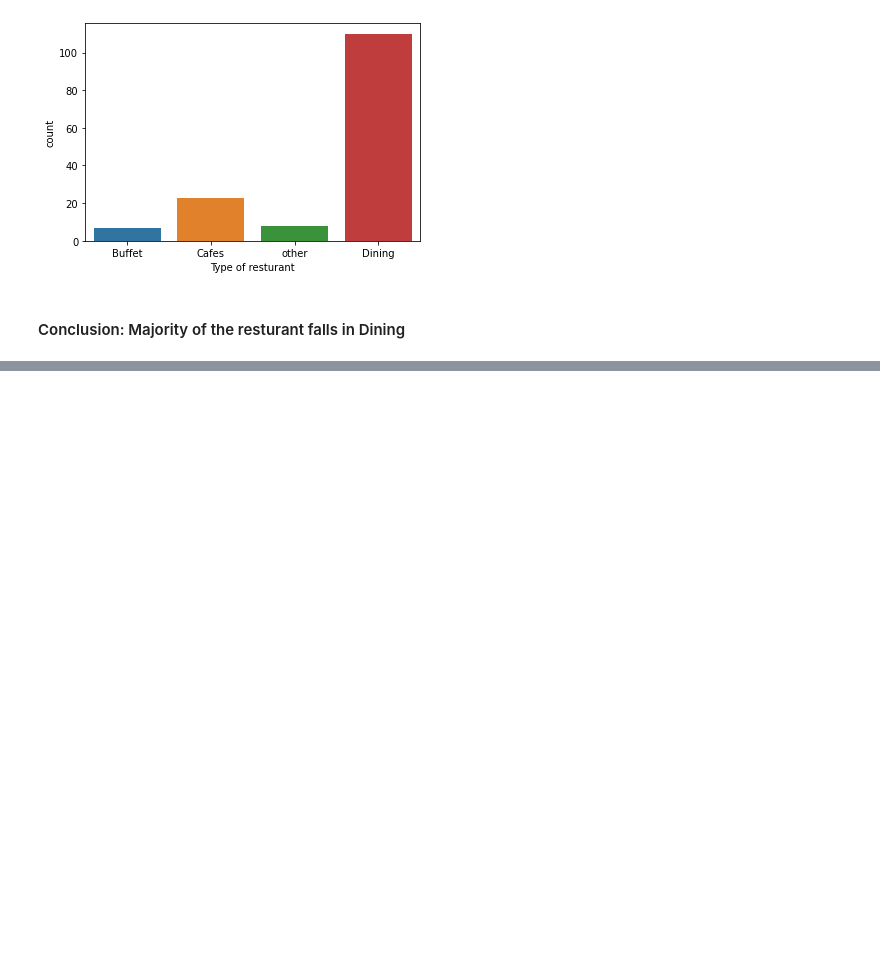
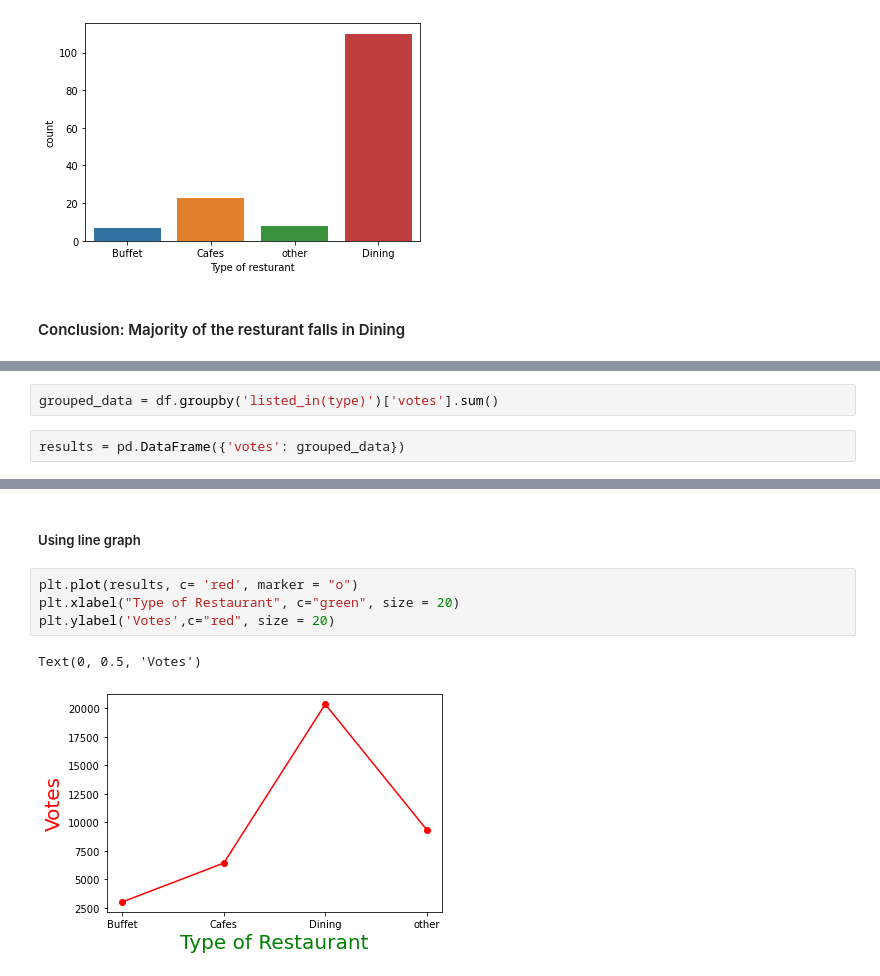
Before and after one commit to himabindu79/Zomato-Data-Analysis, a Jupyter notebook: Zomato_Data_Analaysis.ipynb, the cells around one changed output, grey strips where cells are left out. Drawn from its saved outputs; the diff is of its cells as text; blank space fills up the shorter version.

```diff
--- a/Zomato_Data_Analaysis.ipynb
+++ b/Zomato_Data_Analaysis.ipynb
@@ -219,0 +231,4 @@ Text(0.5, 0, 'Type of resturant')
+# %%
+grouped_data = df.groupby('listed_in(type)')['votes'].sum()
+# %%
+results = pd.DataFrame({'votes': grouped_data})
@@ -219,0 +244,9 @@ Text(0.5, 0, 'Type of resturant')
+# %% [markdown]
+##### Using line graph
+# %%
+plt.plot(results, c= 'red', marker = "o")
+plt.xlabel("Type of Restaurant", c="green", size = 20)
+plt.ylabel('Votes',c="red", size = 20)
+# %% [output]
+Text(0, 0.5, 'Votes')
+[figure, added]
```
Also changed, not shown: parts of 3 cells of this notebook, 1 other file.
